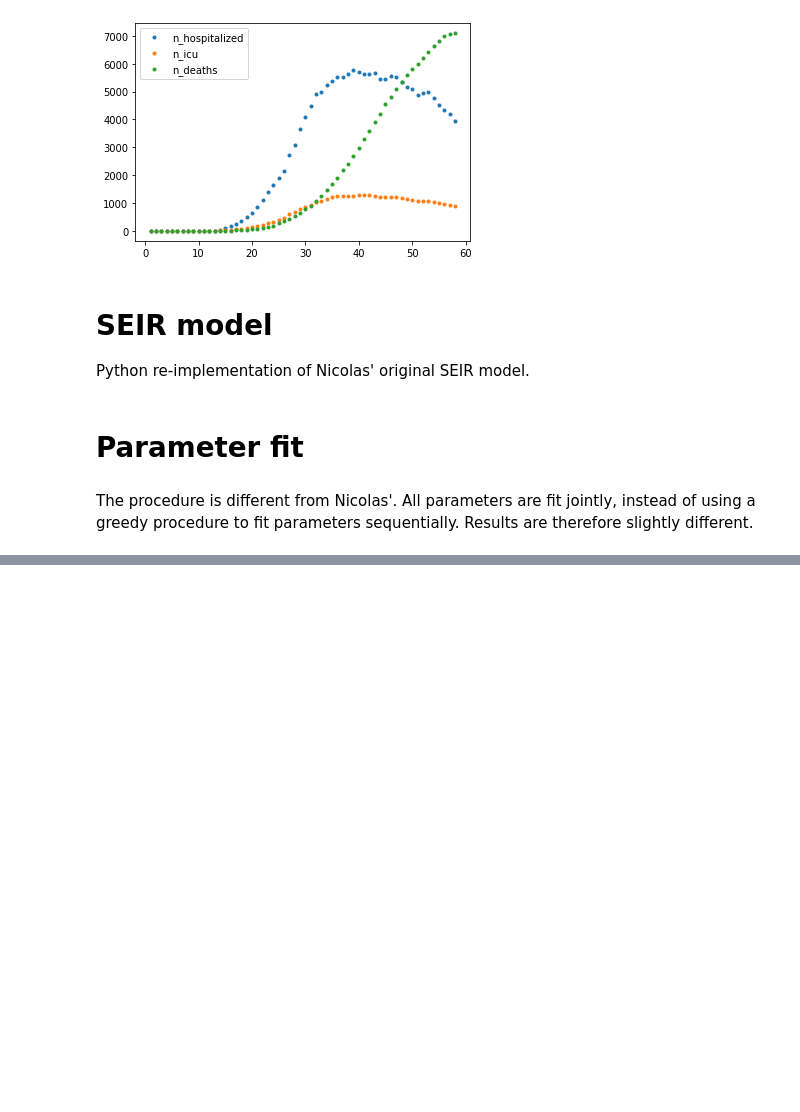
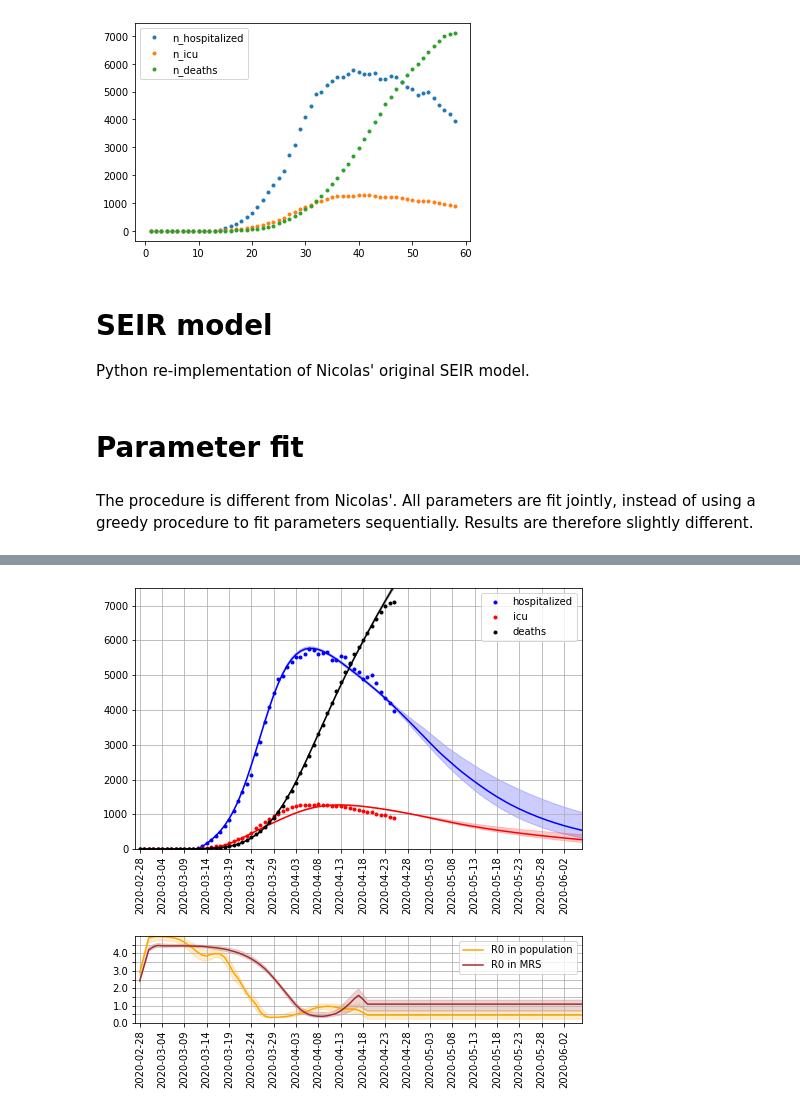
Before and after one commit to glouppe/covid19be, a Jupyter notebook: vdwnico-reimplementation-consolidated.ipynb, the cells around one changed output, grey strips where cells are left out. Drawn from its saved outputs; the diff is of its cells as text; code cells hidden in the pictures; blank space fills up the shorter version.

```diff
--- a/vdwnico-reimplementation-consolidated.ipynb
+++ b/vdwnico-reimplementation-consolidated.ipynb
@@ -353,0 +455,67 @@ plt.show()
+# %%
+hl_50 = np.percentile(bootstraps["h"]+bootstraps["l"], 50, axis=0)
+hl_10 = np.percentile(bootstraps["h"]+bootstraps["l"], 10, axis=0)
+hl_90 = np.percentile(bootstraps["h"]+bootstraps["l"], 90, axis=0)
+
+l_50 = np.percentile(bootstraps["l"], 50, axis=0)
+l_10 = np.percentile(bootstraps["l"], 10, axis=0)
+l_90 = np.percentile(bootstraps["l"], 90, axis=0)
+
+m_50 = np.percentile(bootstraps["m"]+bootstraps["m_mrs"], 50, axis=0)
+m_10 = np.percentile(bootstraps["m"]+bootstraps["m_mrs"], 10, axis=0)
+m_90 = np.percentile(bootstraps["m"]+bootstraps["m_mrs"], 90, axis=0)
+
+r0_50 = np.percentile(bootstraps["r0"], 50, axis=0)
+r0_10 = np.percentile(bootstraps["r0"], 10, axis=0)
+r0_90 = np.percentile(bootstraps["r0"], 90, axis=0)
+
+r0_mrs_50 = np.percentile(bootstraps["r0_mrs"], 50, axis=0)
+r0_mrs_10 = np.percentile(bootstraps["r0_mrs"], 10, axis=0)
+r0_mrs_90 = np.percentile(bootstraps["r0_mrs"], 90, axis=0)
+# %%
+fig, ax = plt.subplots(2, 1, figsize=(8, 8), gridspec_kw={"height_ratios": (3,1)})
+
+# Plot hospitalizations, icus and deaths
+ax[0].plot(range(1, n_days+1 + n_futures), hl_50[1:], c="b")
+ax[0].fill_between(range(1, n_days+1 + n_futures), hl_10[1:], hl_90[1:], color="b", alpha=0.2)
+ax[0].plot(range(1, n_days+1), data["n_hospitalized"].values, ".", c="b", label="hospitalized")
+
+ax[0].plot(range(1, n_days+1 + n_futures), l_50[1:], c="r")
+ax[0].fill_between(range(1, n_days+1 + n_futures), l_10[1:], l_90[1:], color="r", alpha=0.2)
+ax[0].plot(range(1, n_days+1), data["n_icu"].values, ".", c="r", label="icu")
+
+ax[0].plot(range(1, n_days+1 + n_futures), m_50[1:], c="k")
+ax[0].fill_between(range(1, n_days+1 + n_futures), m_10[1:], m_90[1:], color="k", alpha=0.2)
+ax[0].plot(range(1, n_days+1), data["n_deaths"].values, ".", c="k", label="deaths")
+
+ax[0].grid()
+ax[0].set_ylim(0, 7500)
+ax[0].set_xlim(0, 100)
+ax[0].set_xticks(np.arange(1, 100, 5))
+ax[0].set_xticklabels([d.strftime('%Y-%m-%d') for d in pd.date_range(start="2020-02-28", end="2020-12-31")[:100:5]], rotation=90)
+ax[0].legend()
+
+# Plots R0s
+ax[1].plot(range(1, n_days+1 + n_futures), r0_50, c="orange", label="R0 in population")
+ax[1].fill_between(range(1, n_days+1 + n_futures), r0_10, r0_90, color="orange", alpha=0.2)
+
+ax[1].plot(range(1, n_days+1 + n_futures), r0_mrs_50, c="brown", label="R0 in MRS")
+ax[1].fill_between(range(1, n_days+1 + n_futures), r0_mrs_10, r0_mrs_90, color="brown", alpha=0.2)
+
+ax[1].grid(which="both")
+ax[1].set_ylim(0, 5)
+ax[1].set_yticks(np.arange(0, 5, step=0.5))
+for j, label in enumerate(ax[1].get_yticklabels()):
+    if j % 2 != 0:
+        label.set_visible(False)
+ax[1].set_xlim(0, 100)
+ax[1].set_xticks(np.arange(1, 100, 5))
+ax[1].set_xticklabels([d.strftime('%Y-%m-%d') for d in pd.date_range(start="2020-02-28", end="2020-12-31")[:100:5]], rotation=90)
+ax[1].legend()
+
+plt.subplots_adjust(hspace=0.5)
+
+plt.savefig("plot-bootstrap.png")
+plt.show()
+# %% [output]
+[figure, added]
```
Also changed, not shown: parts of 10 cells of this notebook.
